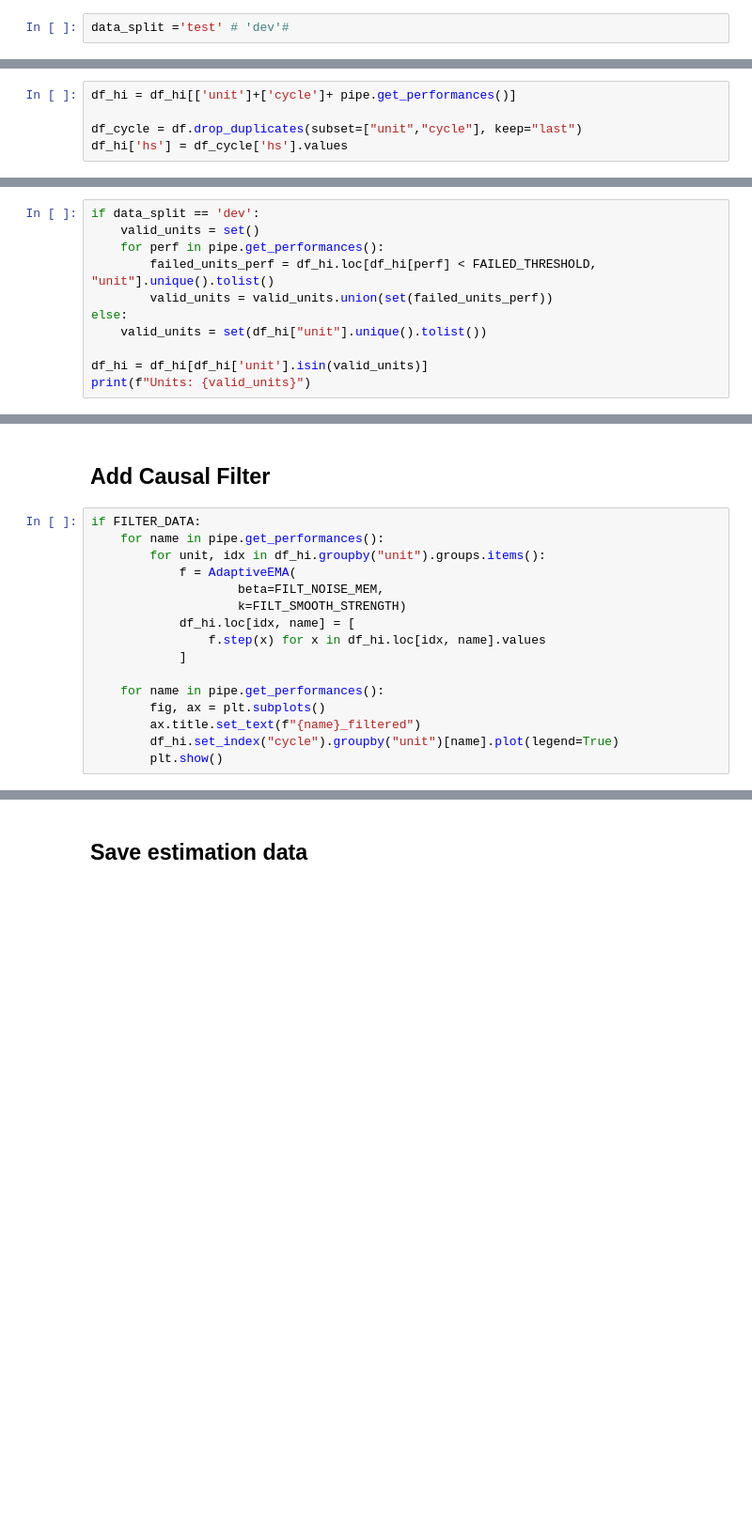
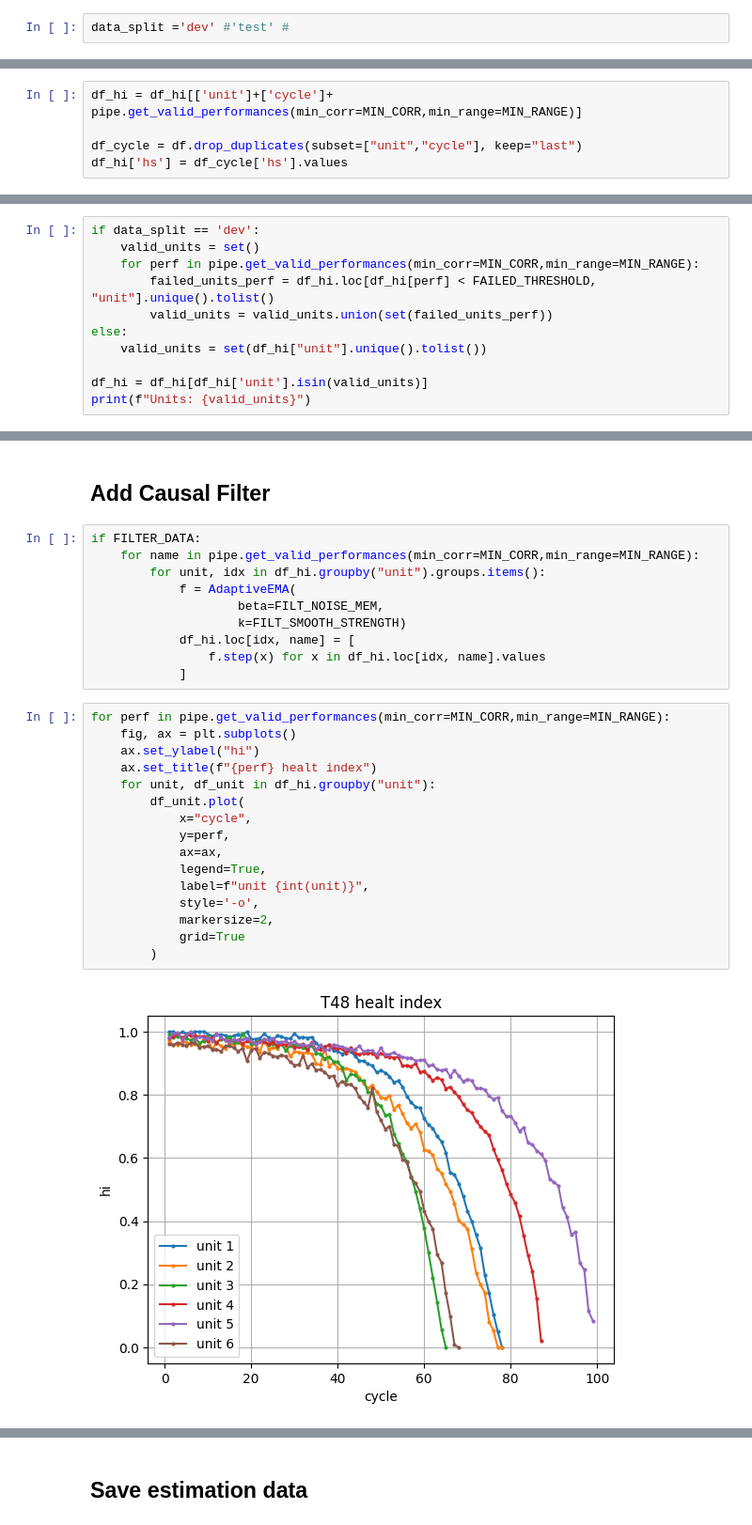
Before and after one commit to 4belito/deep-performance-rul, a Jupyter notebook: 3-estimation_data.ipynb, the cells around one changed output, grey strips where cells are left out. Shown at 94% size. Saved outputs shown, nothing was run; the diff lists cells and outputs as text; blank space fills up the shorter version.

```diff
--- a/3-estimation_data.ipynb
+++ b/3-estimation_data.ipynb
@@ -24,7 +28,7 @@ from experiment_config import (
 # %% [markdown]
 ## Configuration
 # %%
-data_split ='test' # 'dev'#
+data_split ='dev' #'test' #
 # %% [markdown]
 ## 1. Load dataset
 # %%
@@ -55,7 +63,7 @@ for perf in pipe.get_performances():
 # %% [markdown]
 ## Add health index
 # %%
-df_hi = df_hi[['unit']+['cycle']+ pipe.get_performances()]
+df_hi = df_hi[['unit']+['cycle']+ pipe.get_valid_performances(min_corr=MIN_CORR,min_range=MIN_RANGE)]
 
 df_cycle = df.drop_duplicates(subset=["unit","cycle"], keep="last")
 df_hi['hs'] = df_cycle['hs'].values
@@ -64,7 +72,7 @@ df_hi['hs'] = df_cycle['hs'].values
 # %%
 if data_split == 'dev':
 	valid_units = set()
-	for perf in pipe.get_performances():
+	for perf in pipe.get_valid_performances(min_corr=MIN_CORR,min_range=MIN_RANGE):
 		failed_units_perf = df_hi.loc[df_hi[perf] < FAILED_THRESHOLD, "unit"].unique().tolist()
 		valid_units = valid_units.union(set(failed_units_perf))
 else:
@@ -78,7 +86,7 @@ Units: {8.0, 9.0, 10.0, 7.0}
 ## Add Causal Filter
 # %%
 if FILTER_DATA:
-    for name in pipe.get_performances():
+    for name in pipe.get_valid_performances(min_corr=MIN_CORR,min_range=MIN_RANGE):
         for unit, idx in df_hi.groupby("unit").groups.items():
             f = AdaptiveEMA(
                     beta=FILT_NOISE_MEM,
@@ -86,9 +94,21 @@ if FILTER_DATA:
             df_hi.loc[idx, name] = [
                 f.step(x) for x in df_hi.loc[idx, name].values
             ]
-
-    for name in pipe.get_performances():
-        fig, ax = plt.subplots()
-        ax.title.set_text(f"{name}_filtered")
-        df_hi.set_index("cycle").groupby("unit")[name].plot(legend=True)
-        plt.show()
+# %%
+for perf in pipe.get_valid_performances(min_corr=MIN_CORR,min_range=MIN_RANGE):
+    fig, ax = plt.subplots()
+    ax.set_ylabel("hi")
+    ax.set_title(f"{perf} healt index")
+    for unit, df_unit in df_hi.groupby("unit"):
+        df_unit.plot(
+            x="cycle",
+            y=perf,
+            ax=ax,
+            legend=True,
+            label=f"unit {int(unit)}",
+            style='-o',
+            markersize=2,
+            grid=True
+        )
+# %% [output]
+[figure, added]
```
Also changed, not shown: parts of 7 cells of this notebook, 40 other files.
